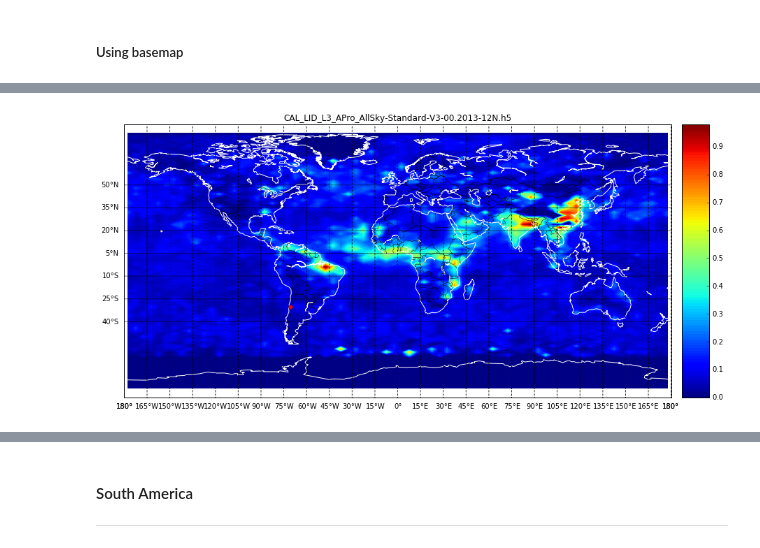
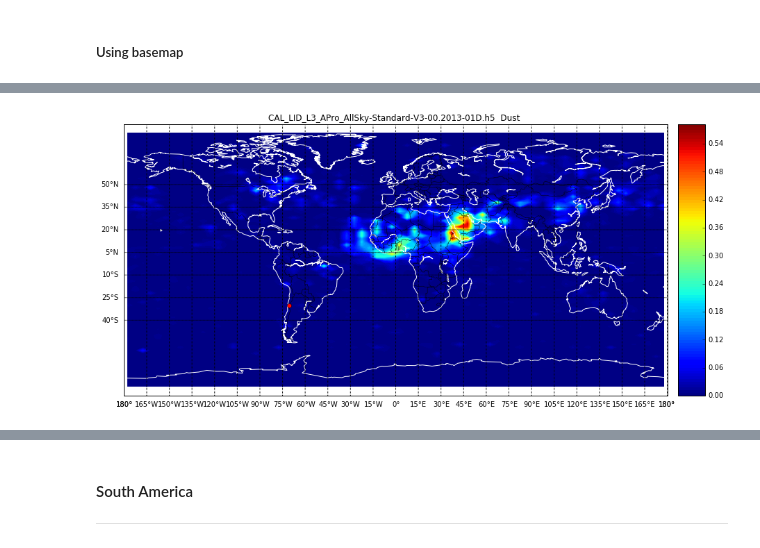
Before and after one commit to sylvielsstfr/caliopL3Ana, a Jupyter notebook: ExploreL3Aerosolsv0.ipynb, the cells around one changed output, grey strips where cells are left out. Drawn from its saved outputs; the diff is of its cells as text; code cells hidden in the pictures.

```diff
--- a/ExploreL3Aerosolsv0.ipynb
+++ b/ExploreL3Aerosolsv0.ipynb
@@ -44,7 +52,7 @@ for file in h5_files:
 # %% [markdown]
 ### 1.3 Select a given file
 # %%
-fileindex=23 # selecting the file to open
+fileindex=0 # selecting the file to open
 # %%
 h5f = h5py.File(full_h5file[fileindex], "r")  # file on which one works
 # %%
@@ -101,0 +112,4 @@ aod_mean=h5f['AOD_Mean']  # the data table we want to explore is the Aerosol Opt
+# %%
+aod_mean_dust=h5f['AOD_Mean_Dust']   # empty mean dust : shape (85, 72), type ">f4">
+aod_mean_polluted_dust=h5f['AOD_Mean_Polluted_Dust']   # empty mean poluted dust : shape (85, 72), type ">f4">
+aod_mean_smoke=h5f['AOD_Mean_Smoke']   # empty mean poluted dust : shape (85, 72), type ">f4">
@@ -119,3 +145,7 @@ arr=np.array(aod_mean)     # the array contains data form HDF5 table
 flags=np.logical_and(arr>0,arr<1)   # flags where the data are correct
 # %%
 aod_clean=np.where(np.logical_and(arr>0,arr<1),arr  , 0 )  # clean the aod from creazy data
+# %%
+aod_shape=aod_mean.shape    # get the original size of the array
+dust_arr=np.array(aod_mean_dust)  # convert in a numpy array
+aod_dust_clean=np.where(np.logical_and(dust_arr>0,dust_arr<1),dust_arr, 0 )  # clean the aod from creazy data
@@ -143,0 +214,12 @@ plt.show()
+# %%
+plt.figure(figsize=(8,6))
+X,Y=np.meshgrid(all_longitude,all_latitude)
+im = plt.pcolormesh(X,Y,aod_mean_smoke_clean, cmap='hot')
+plt.colorbar(im, orientation='vertical')
+plt.axis([X.min(), X.max(), Y.min(), Y.max()])
+plt.xlabel('longitude')
+plt.ylabel('latitude')
+title=sel_filename+': polluted dust type'
+plt.title(title)
+#plt.savefig(pp, format='pdf')
+plt.show()
@@ -151,20 +255,20 @@ Altitude_lsst = 2749.999999999238 #m
 # %%
 from mpl_toolkits.basemap import Basemap
 import matplotlib.pyplot as plt
 plt.figure(figsize=(15,15))
 map = Basemap()
 map.drawcoastlines(color="white")
 map.drawcountries(color="black")
-img=map.contourf(X, Y, aod_clean,100)
+img=map.contourf(X, Y, aod_dust_clean,100)
 map.colorbar(img,"right", size="5%", pad="2%")
 map.drawparallels(np.arange(-40,61.,15.),labels=[True,False,False,False])
 map.drawmeridians(np.arange(-180.,180.,15.),labels=[True,False,False,True])
 xpt_lsst,ypt_lsst = map(Longitude_lsst,Latitude_lsst)
 map.plot(xpt_lsst,ypt_lsst,'ro')  # plot a red dot there
 #plt.text(xpt_lsst-100000,ypt_lsst-200000,'LSST (%5.1fW,%3.1fN)' % (Longitude_lsst,Latitude_lsst),color='red', fontsize=15)
-title=sel_filename
+title=sel_filename +'  Dust '
 plt.title(title)
-plt.savefig(pp, format='pdf')
+#plt.savefig(pp, format='pdf')
 plt.show()
 # %% [output]
-[figure, old version]
+[figure, new version]
```
Also changed, not shown: parts of 27 cells of this notebook, 1 other file.
